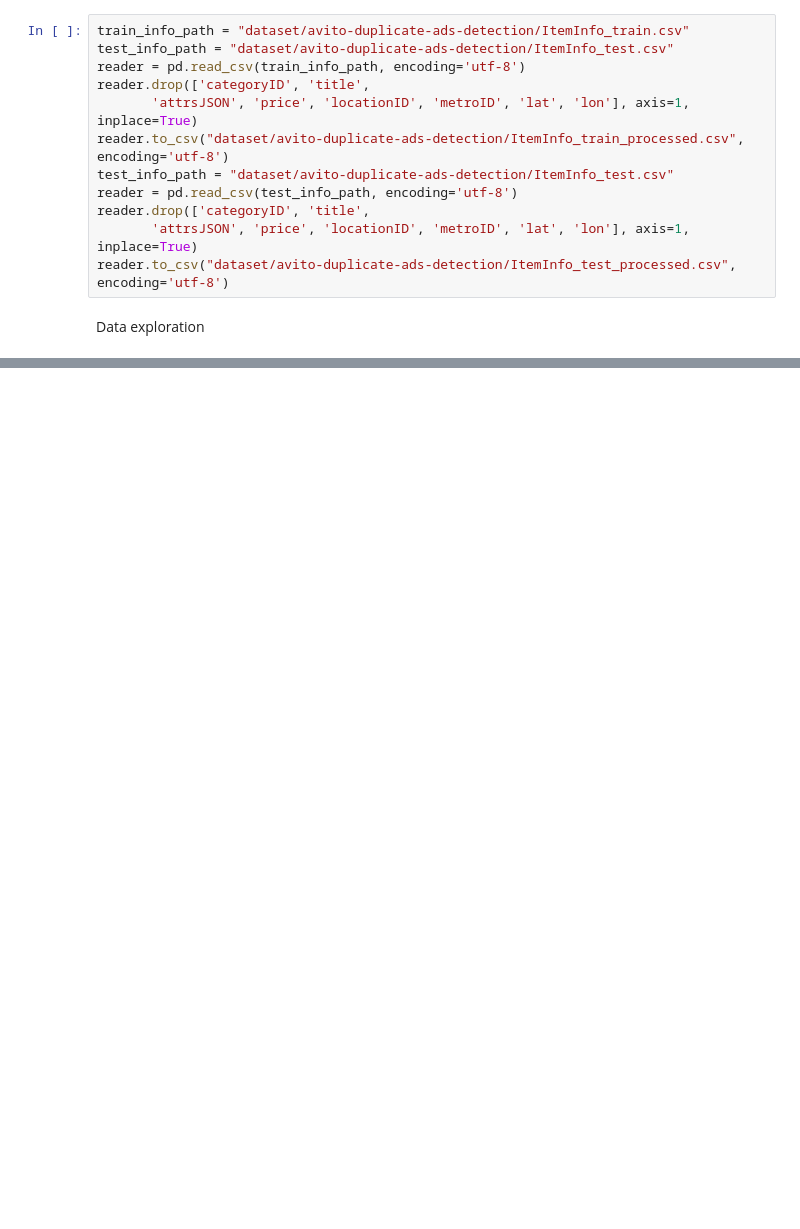
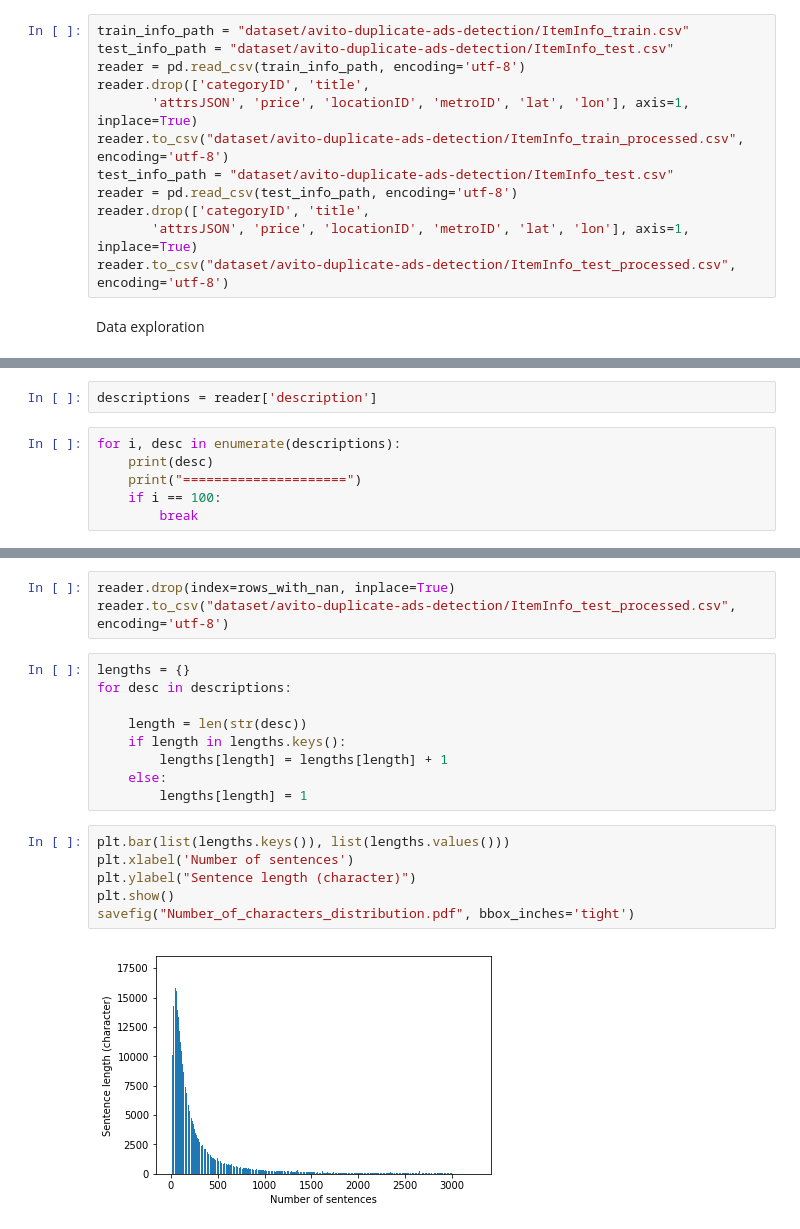
Before and after one commit to msmilevski/nrl, a Jupyter notebook: data_exploration.ipynb, the cells around one changed output, grey strips where cells are left out. Cells and saved outputs as stored; diff of their text form; blank space fills up the shorter version.

```diff
--- a/data_exploration.ipynb
+++ b/data_exploration.ipynb
@@ -24,0 +27,8 @@ NameError: name 'pd' is not defined
+# %%
+descriptions = reader['description']
+# %%
+for i, desc in enumerate(descriptions):
+    print(desc)
+    print("=====================")
+    if i == 100:
+        break
@@ -24,0 +92,20 @@ NameError: name 'pd' is not defined
+# %%
+reader.drop(index=rows_with_nan, inplace=True)
+reader.to_csv("dataset/avito-duplicate-ads-detection/ItemInfo_test_processed.csv", encoding='utf-8')
+# %%
+lengths = {}
+for desc in descriptions:
+
+    length = len(str(desc))
+    if length in lengths.keys():
+        lengths[length] = lengths[length] + 1
+    else:
+        lengths[length] = 1
+# %%
+plt.bar(list(lengths.keys()), list(lengths.values()))
+plt.xlabel('Number of sentences')
+plt.ylabel("Sentence length (character)")
+plt.show()
+savefig("Number_of_characters_distribution.pdf", bbox_inches='tight')
+# %% [output]
+[figure, added]
```
Also changed, not shown: parts of 15 cells of this notebook.
